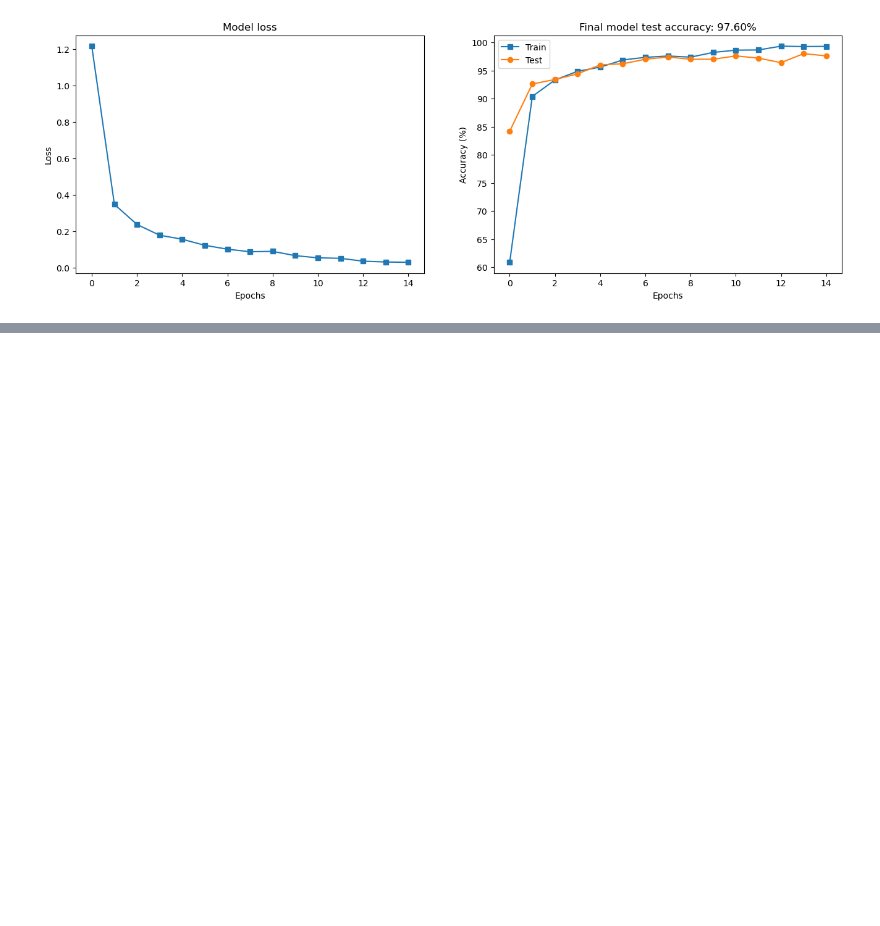
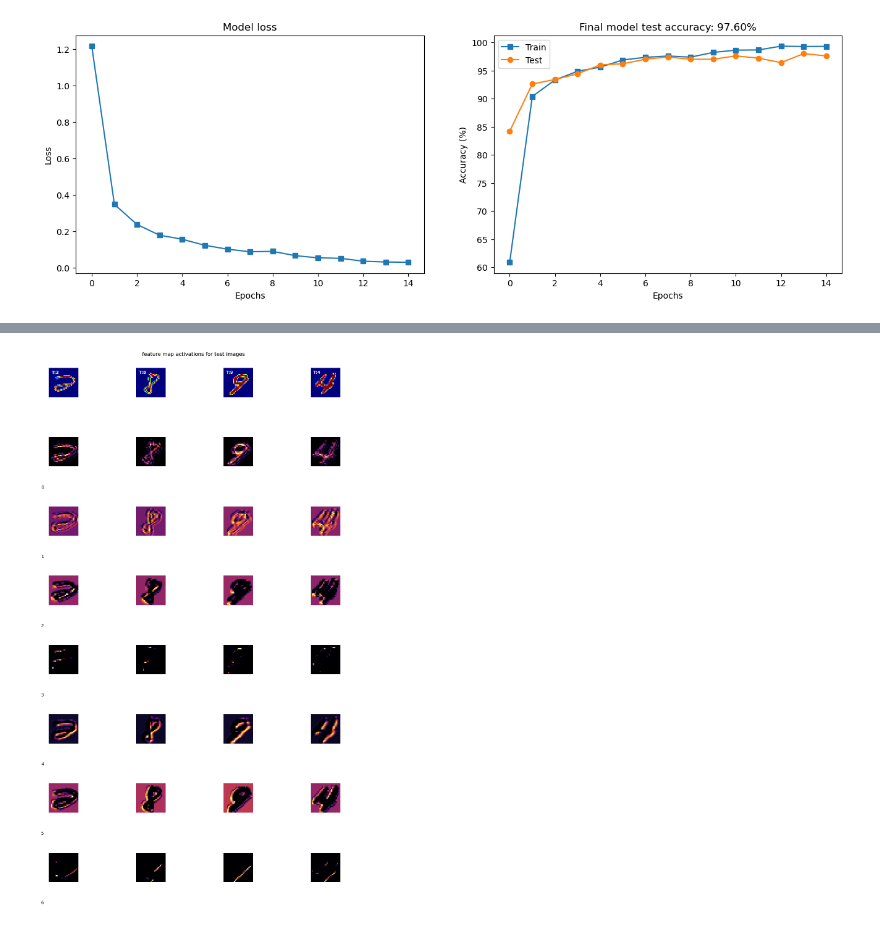
Before and after one commit to skruberk/PyTorch_public, a Jupyter notebook: CNN_Test.ipynb, the cells around one changed output, grey strips where cells are left out. Drawn from its saved outputs; the diff is of its cells as text; code cells hidden in the pictures; blank space fills up the shorter version.

```diff
--- a/CNN_Test.ipynb
+++ b/CNN_Test.ipynb
@@ -246,0 +309,24 @@ plt.show()
+# %%
+#access feature maps
+# Feature maps from the conv1 layer
+fig,axs = plt.subplots(8,4,figsize=(12,18))
+
+for pic in range(4):
+  # show the original picture
+  img = X[pic,0,:,:].detach()
+  axs[0,pic].imshow(img,cmap='jet',vmin=0,vmax=1)
+  axs[0,pic].axis('off')
+  axs[0,pic].text(2,2,'T:%s'%int(y[pic].item()),ha='left',va='top',color='w',fontweight='bold')
+
+  for feat in range(7):
+    # extract the feature map from this image
+    img = featmap1[pic,feat,:,:].detach()
+    axs[feat+1,pic].imshow(img,cmap='inferno',vmin=0,vmax=torch.max(img)*.9)
+    axs[feat+1,pic].axis('off')
+    axs[feat+1,pic].text(-5,45,feat,ha='right') if pic==0 else None
+
+plt.tight_layout()
+plt.suptitle('feature map activations for test images',x=.5,y=1.02)
+plt.show()
+# %% [output]
+[figure, added]
```
Also changed, not shown: parts of 4 cells of this notebook.
